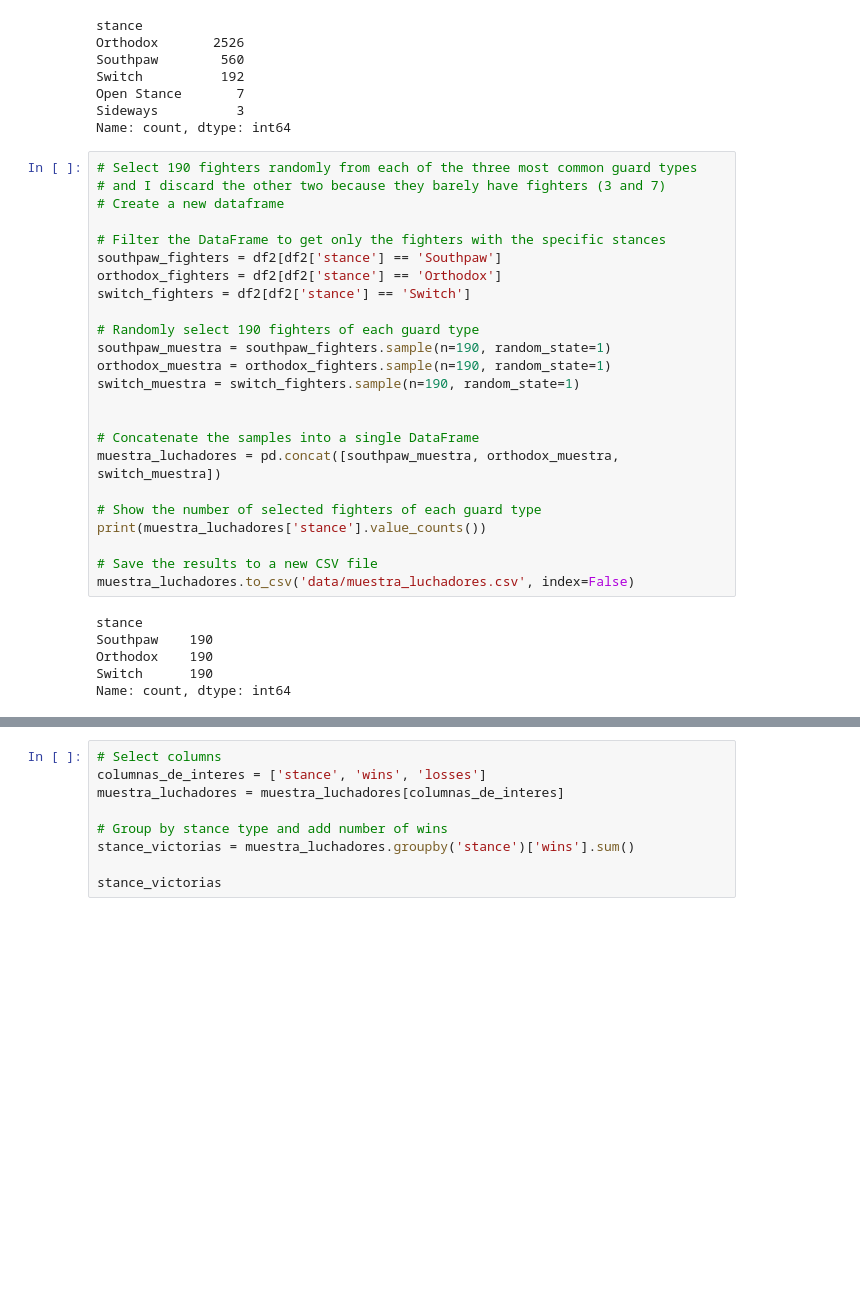
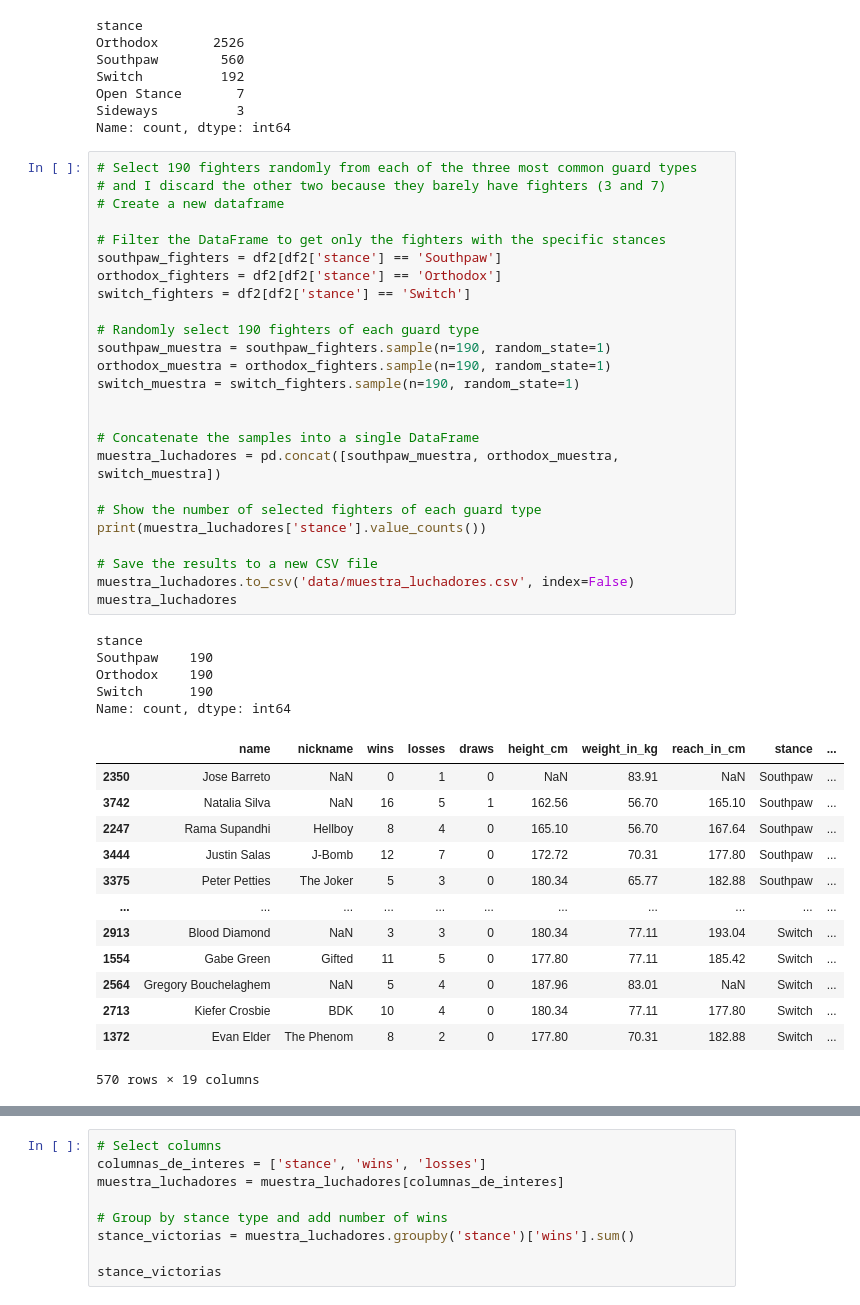
Before and after one commit to nacjacds/EDA-UFC_Fighters_performance, a Jupyter notebook: memory.ipynb, the cells around one changed output, grey strips where cells are left out. Drawn from its saved outputs; the diff is of its cells as text; blank space fills up the shorter version.

```diff
--- a/memory.ipynb
+++ b/memory.ipynb
@@ -857,33 +870,47 @@ Name: count, dtype: int64
 # %%
 # Select 190 fighters randomly from each of the three most common guard types
 # and I discard the other two because they barely have fighters (3 and 7)
 # Create a new dataframe
 
 # Filter the DataFrame to get only the fighters with the specific stances
 southpaw_fighters = df2[df2['stance'] == 'Southpaw']
 orthodox_fighters = df2[df2['stance'] == 'Orthodox']
 switch_fighters = df2[df2['stance'] == 'Switch']
 
 # Randomly select 190 fighters of each guard type
 southpaw_muestra = southpaw_fighters.sample(n=190, random_state=1)
 orthodox_muestra = orthodox_fighters.sample(n=190, random_state=1)
 switch_muestra = switch_fighters.sample(n=190, random_state=1)
 
 
 # Concatenate the samples into a single DataFrame
 muestra_luchadores = pd.concat([southpaw_muestra, orthodox_muestra, switch_muestra])
 
 # Show the number of selected fighters of each guard type
 print(muestra_luchadores['stance'].value_counts())
 
 # Save the results to a new CSV file
 muestra_luchadores.to_csv('data/muestra_luchadores.csv', index=False)
+muestra_luchadores
 # %% [output]
 stance
 Southpaw    190
 Orthodox    190
 Switch      190
 Name: count, dtype: int64
+|  | name | nickname | wins | losses | draws | height_cm | weight_in_kg | reach_in_cm | stance | ... |
+| 2350 | Jose Barreto | NaN | 0 | 1 | 0 | NaN | 83.91 | NaN | Southpaw | ... |
+| 3742 | Natalia Silva | NaN | 16 | 5 | 1 | 162.56 | 56.70 | 165.10 | Southpaw | ... |
+| 2247 | Rama Supandhi | Hellboy | 8 | 4 | 0 | 165.10 | 56.70 | 167.64 | Southpaw | ... |
+| 3444 | Justin Salas | J-Bomb | 12 | 7 | 0 | 172.72 | 70.31 | 177.80 | Southpaw | ... |
+| 3375 | Peter Petties | The Joker | 5 | 3 | 0 | 180.34 | 65.77 | 182.88 | Southpaw | ... |
+| ... | ... | ... | ... | ... | ... | ... | ... | ... | ... | ... |
+| 2913 | Blood Diamond | NaN | 3 | 3 | 0 | 180.34 | 77.11 | 193.04 | Switch | ... |
+| 1554 | Gabe Green | Gifted | 11 | 5 | 0 | 177.80 | 77.11 | 185.42 | Switch | ... |
+| 2564 | Gregory Bouchelaghem | NaN | 5 | 4 | 0 | 187.96 | 83.01 | NaN | Switch | ... |
+| 2713 | Kiefer Crosbie | BDK | 10 | 4 | 0 | 180.34 | 77.11 | 177.80 | Switch | ... |
+| 1372 | Evan Elder | The Phenom | 8 | 2 | 0 | 177.80 | 70.31 | 182.88 | Switch | ... |
+570 rows × 19 columns
 # %%
 # Sample of fighters
 muestra_luchadores
```
Also changed, not shown: parts of 13 cells of this notebook, 2 other files.
